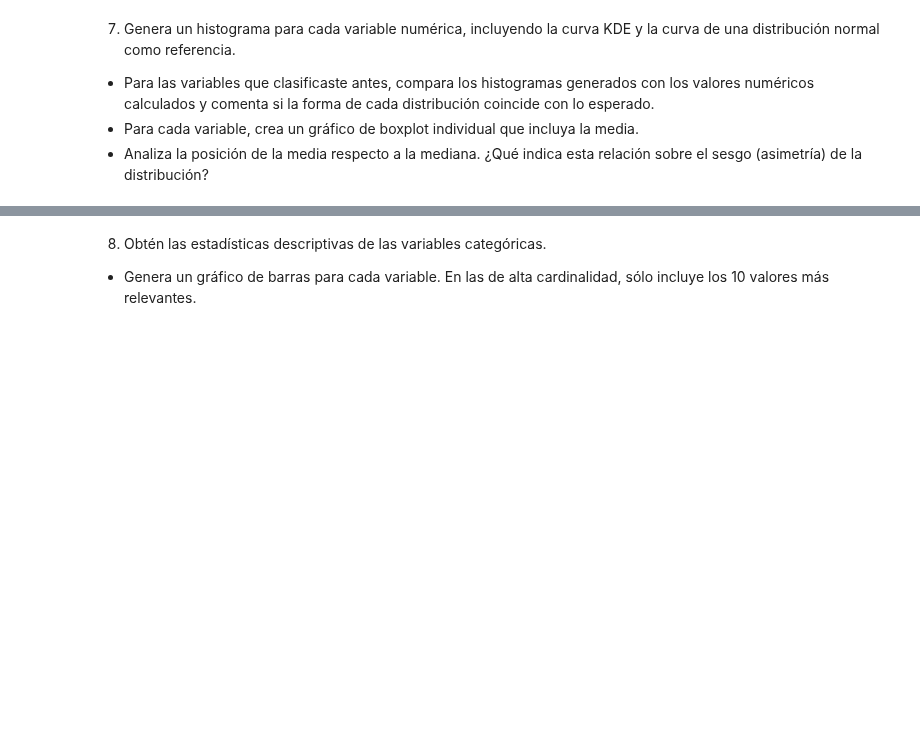
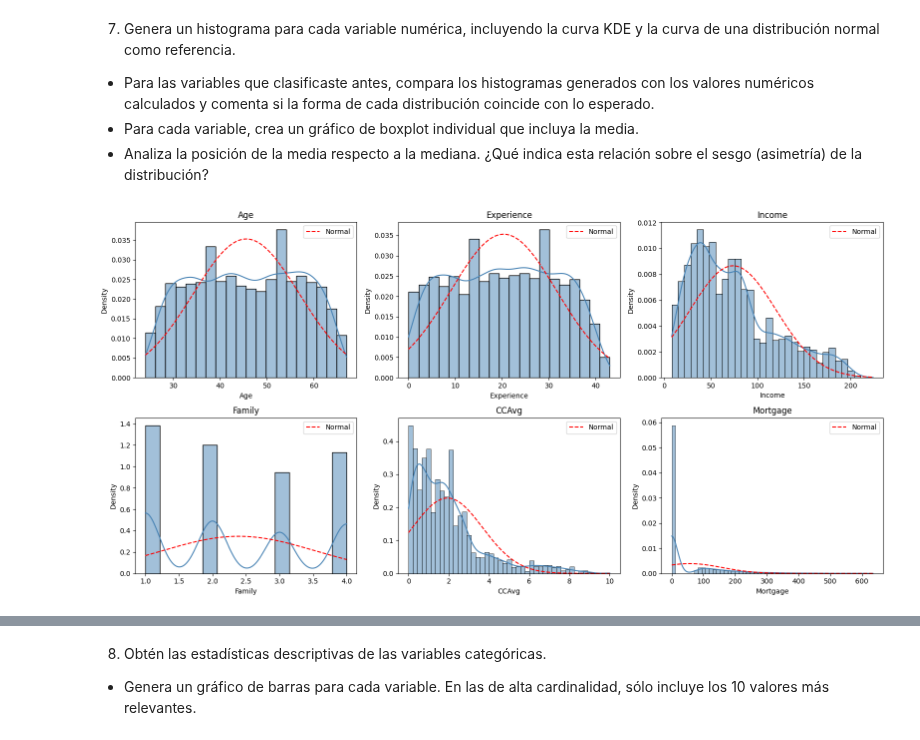
Before and after one commit to joshgc19/tc5053-datascience-A01841021-joshua-gamboa, a Jupyter notebook: Actividad4EDA.ipynb, the cells around one changed output, grey strips where cells are left out. Saved outputs shown, nothing was run; the diff lists cells and outputs as text; code cells hidden in the pictures; blank space fills up the shorter version.

```diff
--- a/Actividad4EDA.ipynb
+++ b/Actividad4EDA.ipynb
@@ -105,0 +367,3 @@ memory usage: 550.9+ KB
+# %%
+loan_df = loan_df.drop_duplicates(keep="first")
+loan_df.head()
@@ -105,0 +384,3 @@ memory usage: 550.9+ KB
+# %%
+loan_df = loan_df.reset_index(drop=True)
+loan_df.head()
@@ -111,3 +399,11 @@ memory usage: 550.9+ KB
   - Ordinal: Education - `category` con orden 1, 2, 3
   - Binarias: Personal Loan, Securities Account, CD Account, Online, CreditCard - `category`
 * Crea dos listas llamadas `num_cols` y `cat_cols` que contengan los nombres de las variables numéricas (int64, float64) y categóricas (object, category) del dataset, respectivamente.
+# %%
+loan_df["ZIP Code"] = loan_df["ZIP Code"].astype(str)
+loan_df["Education"] = pd.Categorical(loan_df["Education"].astype(int), categories=[1, 2, 3], ordered=True)
+
+cols_binarias = ["Personal Loan", "Securities Account", "CD Account", "Online", "CreditCard"]
+loan_df[cols_binarias] = loan_df[cols_binarias].astype("category")
+
+loan_df.dtypes
@@ -113,0 +426,6 @@ memory usage: 550.9+ KB
+# %%
+num_cols = loan_df.select_dtypes(include=["int64", "float64"]).columns.tolist()
+cat_cols = loan_df.select_dtypes(include=["object", "category"]).columns.tolist()
+
+print("num_cols:", num_cols)
+print("cat_cols:", cat_cols)
@@ -121,3 +467,15 @@ memory usage: 550.9+ KB
 * Para las variables que clasificaste antes, compara los histogramas generados con los valores numéricos calculados y comenta si la forma de cada distribución coincide con lo esperado.
 * Para cada variable, crea un gráfico de boxplot individual que incluya la media.
 * Analiza la posición de la media respecto a la mediana. ¿Qué indica esta relación sobre el sesgo (asimetría) de la distribución?
+# %%
+fig, axes = plt.subplots(2, 3, figsize=(16, 8))
+for ax, col in zip(axes.ravel(), num_cols):
+    sns.histplot(loan_df[col], stat="density", kde=True, ax=ax, color="steelblue")
+    x = np.linspace(loan_df[col].min(), loan_df[col].max(), 200)
+    ax.plot(x, norm.pdf(x, loan_df[col].mean(), loan_df[col].std()), "r--", label="Normal")
+    ax.set_title(col)
+    ax.legend()
+plt.tight_layout()
+plt.show()
+# %% [output]
+[figure, added]
```
Also changed, not shown: parts of 50 cells of this notebook.
